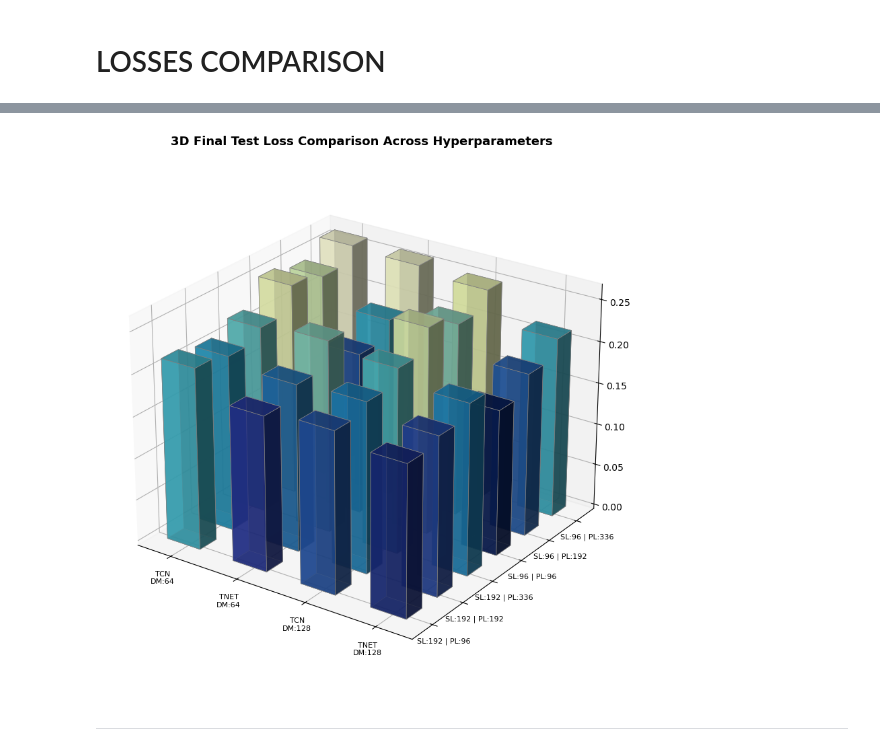
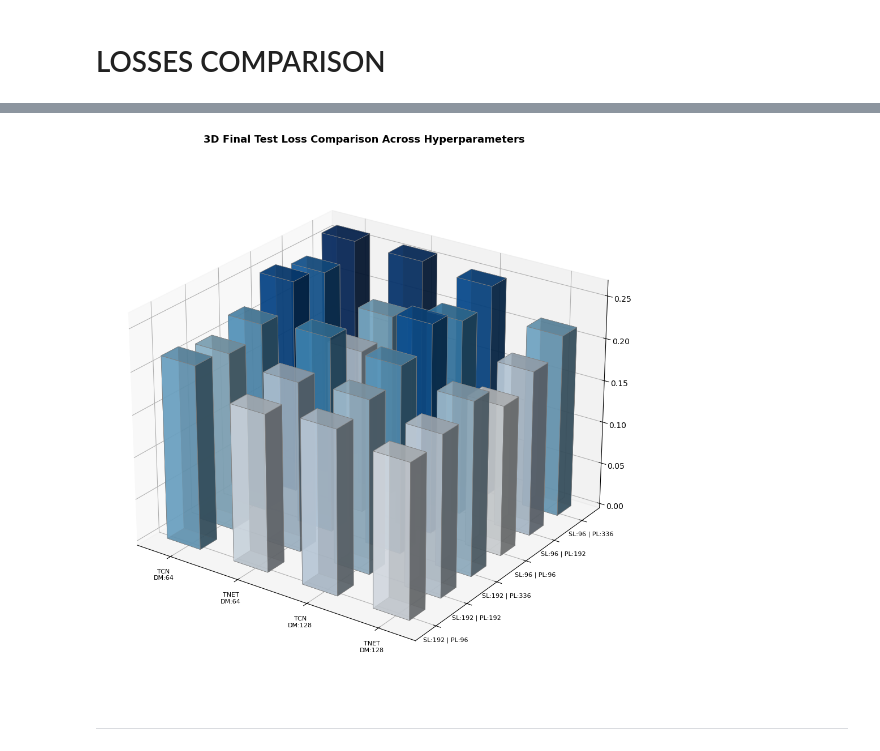
Before and after one commit to seccobenedetto/Electricity_consumption_forecasting_with_TimesNet, a Jupyter notebook: Result_visualization.ipynb, the cells around one changed output, grey strips where cells are left out. Saved outputs shown, nothing was run; the diff lists cells and outputs as text; code cells hidden in the pictures.

```diff
--- a/Result_visualization.ipynb
+++ b/Result_visualization.ipynb
@@ -66,7 +66,7 @@ def plot_losses_all(
 
     ax.plot(epochs, loss_data["train_loss"], label="Train Loss", marker="o")
     ax.plot(epochs, loss_data["val_loss"], label="Validation Loss", marker="s")
-    ax.plot(epochs, loss_data["test_loss"], label="Test Loss", marker="^")
+    #ax.plot(epochs, loss_data["test_loss"], label="Test Loss", marker="^")
 
     ax.set_title(title, fontsize=12, fontweight="bold")
 
@@ -281,7 +372,7 @@ dz = np.nan_to_num(
 norm = mcolors.Normalize(
     vmin=np.nanmin(loss_matrix), vmax=np.nanmax(loss_matrix)
 )
-cmap = cm.get_cmap("YlGnBu_r")  # Cooler/darker green-blue for low loss
+cmap = cm.get_cmap("Blues")
 colors = cmap(norm(dz))
 
 # Apply transparency (alpha = 0.75) to prevent complete occlusion
@@ -301,34 +392,35 @@ ax.bar3d(
     dz,
     color=colors,
     edgecolor="gray",
     linewidth=0.5,
 )
 
 # 5. Axis Formatting & Labels
 col_labels = [f"{label}\nDM:{dm}" for _, label, dm in col_configs]
 row_labels = [f"SL:{sl} | PL:{pl}" for sl, pl in param_pairs]
 
 ax.set_xticks(_x)
 ax.set_xticklabels(col_labels, fontsize=8)
 
 ax.set_yticks(_y)
 ax.set_yticklabels(row_labels, fontsize=8)
 
 ax.set_zlabel("Final Test Loss", fontsize=10, labelpad=10)
 ax.set_title(
     "3D Final Test Loss Comparison Across Hyperparameters",
     fontsize=13,
     fontweight="bold",
     pad=20,
 )
 
 # Adjust initial viewing angle (elevation, azimuth) for best depth perspective
 ax.view_init(elev=25, azim=-55)
 
+plt.savefig("./results/3D_test_losses_values.png", bbox_inches='tight', dpi=300)
 plt.tight_layout()
 plt.show()
 # %% [output]
-[figure, old version]
+[figure, new version]
 # %% [markdown]
 ---
 # %% [markdown]
```
Also changed, not shown: parts of 9 cells of this notebook, 15 other files.
